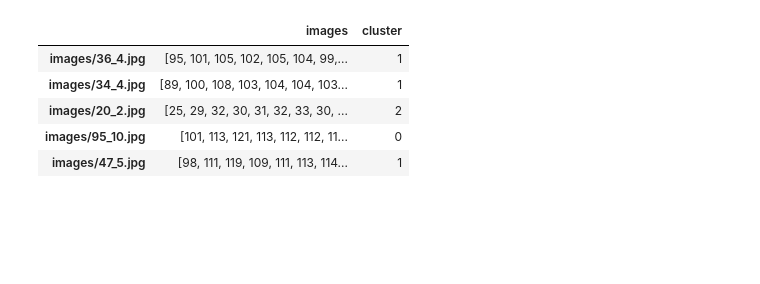
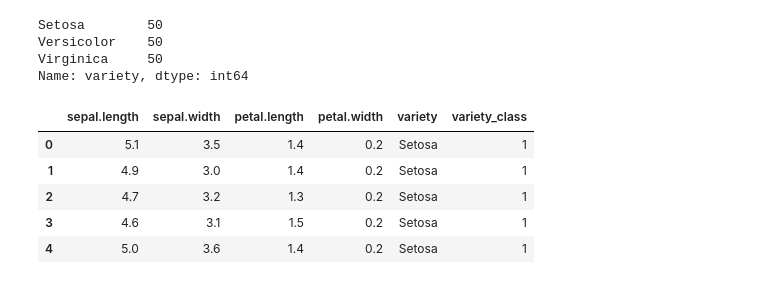
Before and after one commit to essanhaji/images-segmentation-with-gmm, a Jupyter notebook: main.ipynb, the cells around one changed output. Drawn from its saved outputs; the diff is of its cells as text; code cells hidden in the pictures; blank space fills up the shorter version.

```diff
--- a/main.ipynb
+++ b/main.ipynb
@@ -46,0 +12,4 @@ gmm_labels = gmm_model.predict(data)
+# %%
+path = 'data.csv'
+df = pd.read_csv(path)
+df.head()
@@ -47,11 +23,23 @@ gmm_labels = gmm_model.predict(data)
+# %%
+df.variety.value_counts()
+# %% [output]
+Setosa        50
+Versicolor    50
+Virginica     50
+Name: variety, dtype: int64
+# %%
+def test(x):
+    if x == "Virginica": return 0
+    elif x == "Setosa": return 1
+    else: return 2
+
+df["variety_class"] = df["variety"].apply(lambda x: test(x))
 # %%
-df["cluster"] = gmm_labels
-
 df.head()
 # %% [output]
-|  | images | cluster |
-| images/36_4.jpg | [95, 101, 105, 102, 105, 104, 99,... | 1 |
-| images/34_4.jpg | [89, 100, 108, 103, 104, 104, 103... | 1 |
-| images/20_2.jpg | [25, 29, 32, 30, 31, 32, 33, 30, ... | 2 |
-| images/95_10.jpg | [101, 113, 121, 113, 112, 112, 11... | 0 |
-| images/47_5.jpg | [98, 111, 119, 109, 111, 113, 114... | 1 |
+|  | sepal.length | sepal.width | petal.length | petal.width | variety | variety_class |
+| 0 | 5.1 | 3.5 | 1.4 | 0.2 | Setosa | 1 |
+| 1 | 4.9 | 3.0 | 1.4 | 0.2 | Setosa | 1 |
+| 2 | 4.7 | 3.2 | 1.3 | 0.2 | Setosa | 1 |
+| 3 | 4.6 | 3.1 | 1.5 | 0.2 | Setosa | 1 |
+| 4 | 5.0 | 3.6 | 1.4 | 0.2 | Setosa | 1 |
```
Also changed, not shown: parts of 20 cells of this notebook, 3 other files.
